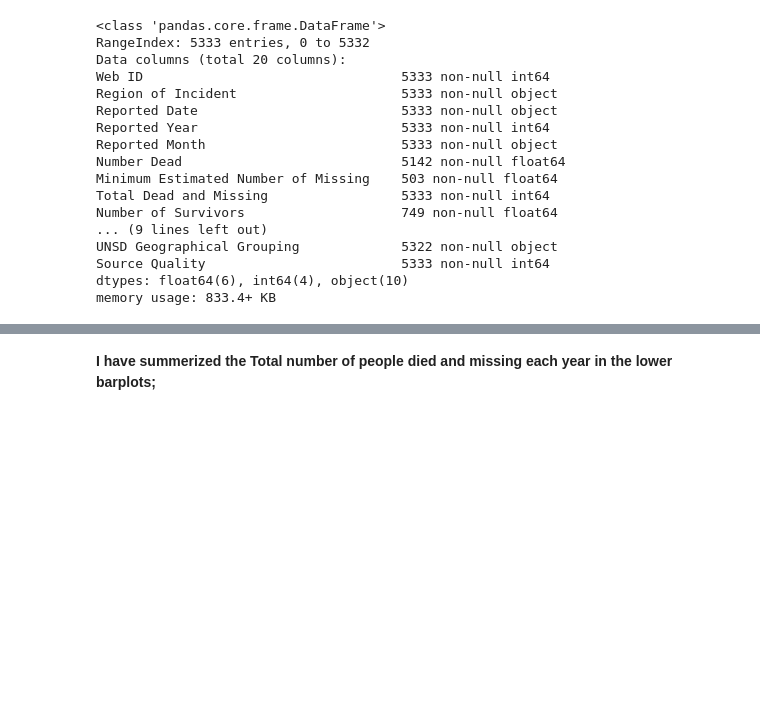
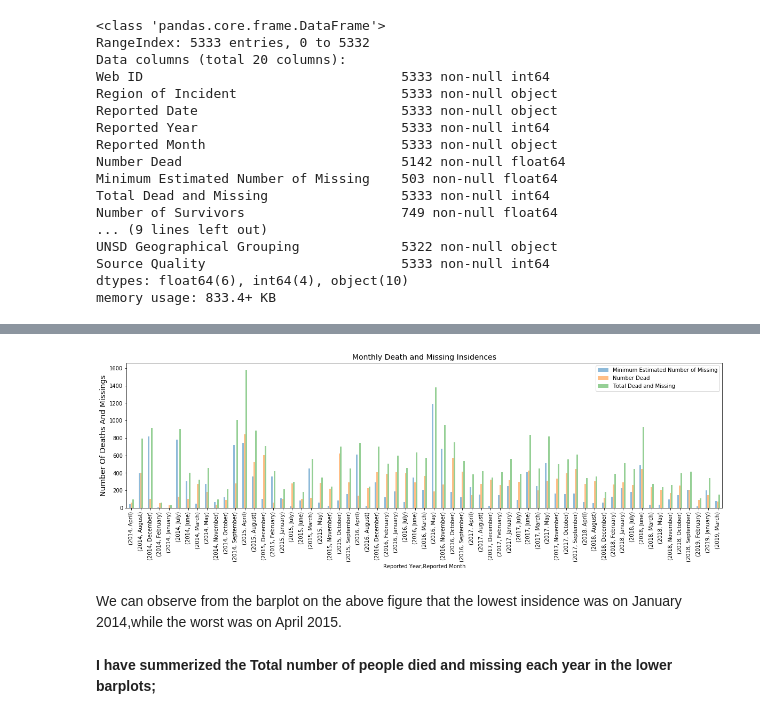
Before and after one commit to AmanuelKG/sharing_thinkful, a Jupyter notebook: capstone1.ipynb, the cells around one changed output, grey strips where cells are left out. Saved outputs shown, nothing was run; the diff lists cells and outputs as text; code cells hidden in the pictures; blank space fills up the shorter version.

```diff
--- a/capstone1.ipynb
+++ b/capstone1.ipynb
@@ -78,3 +67,11 @@ working on to achieve conveying my message efficiently.therefore because we are
+# %%
+pd.pivot_table(Main_data[['Number Dead','Minimum Estimated Number of Missing','Total Dead and Missing','Reported Year','Reported Month']],index = ['Reported Year','Reported Month'], aggfunc=np.sum).plot.bar(figsize = (20,5), alpha = 0.5);
+plt.ylabel('Number Of Deaths And Missings',fontsize = 14);
+plt.title('Monthly Death and Missing Insidences', fontsize = 14);
+# %% [output]
+[figure, added]
+# %% [markdown]
+We can observe from the barplot on the above figure that the lowest insidence was on January 2014,while the worst was on April 2015.
 # %% [markdown]
 **I have summerized the Total number of people died and missing each year in the lower barplots;**
 # %%
```
Also changed, not shown: parts of 24 cells of this notebook.
